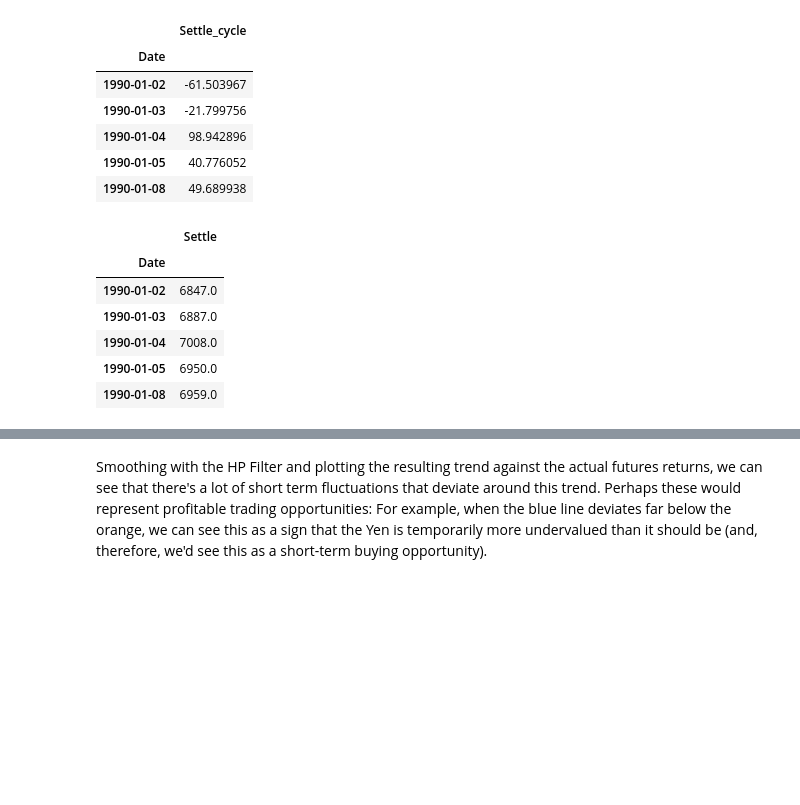
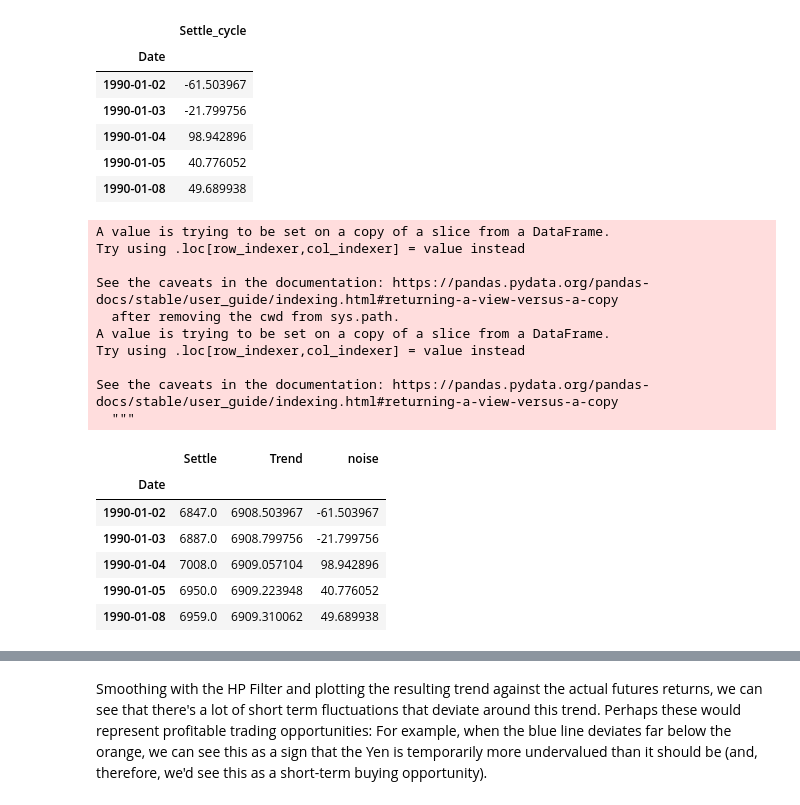
Before and after one commit to Caresir/Time-Series, a Jupyter notebook: time_series_analysis.ipynb, the cells around one changed output, grey strips where cells are left out. Drawn from its saved outputs; the diff is of its cells as text; code cells hidden in the pictures; blank space fills up the shorter version.

```diff
--- a/time_series_analysis.ipynb
+++ b/time_series_analysis.ipynb
@@ -82,18 +84,27 @@ noise.head()
 # %%
 # Create a dataframe of just the settle price, and add columns for "noise" and "trend" series from above:
 #pd.DataFrame(ts_trend, ts_noise)
 settle_df = yen_futures[['Settle']]
-# settle_df['trend'] = ts_trend
-# settle_df['noise'] = ts_noise
-#settle_df.insert(2, 'Trend', ['ts_trend'])
+settle_df['Trend'] = ts_trend
+settle_df['noise'] = ts_noise
 settle_df.head()
 # %% [output]
+A value is trying to be set on a copy of a slice from a DataFrame.
+Try using .loc[row_indexer,col_indexer] = value instead
+
+See the caveats in the documentation: https://pandas.pydata.org/pandas-docs/stable/user_guide/indexing.html#returning-a-view-versus-a-copy
+  after removing the cwd from sys.path.
+A value is trying to be set on a copy of a slice from a DataFrame.
+Try using .loc[row_indexer,col_indexer] = value instead
+
+See the caveats in the documentation: https://pandas.pydata.org/pandas-docs/stable/user_guide/indexing.html#returning-a-view-versus-a-copy
+  """
-|  | Settle |
-| Date |  |
-| 1990-01-02 | 6847.0 |
-| 1990-01-03 | 6887.0 |
-| 1990-01-04 | 7008.0 |
-| 1990-01-05 | 6950.0 |
-| 1990-01-08 | 6959.0 |
+|  | Settle | Trend | noise |
+| Date |  |  |  |
+| 1990-01-02 | 6847.0 | 6908.503967 | -61.503967 |
+| 1990-01-03 | 6887.0 | 6908.799756 | -21.799756 |
+| 1990-01-04 | 7008.0 | 6909.057104 | 98.942896 |
+| 1990-01-05 | 6950.0 | 6909.223948 | 40.776052 |
+| 1990-01-08 | 6959.0 | 6909.310062 | 49.689938 |
 # %%
 # Plot the Settle Price vs. the Trend
```
Also changed, not shown: parts of 11 cells of this notebook.
